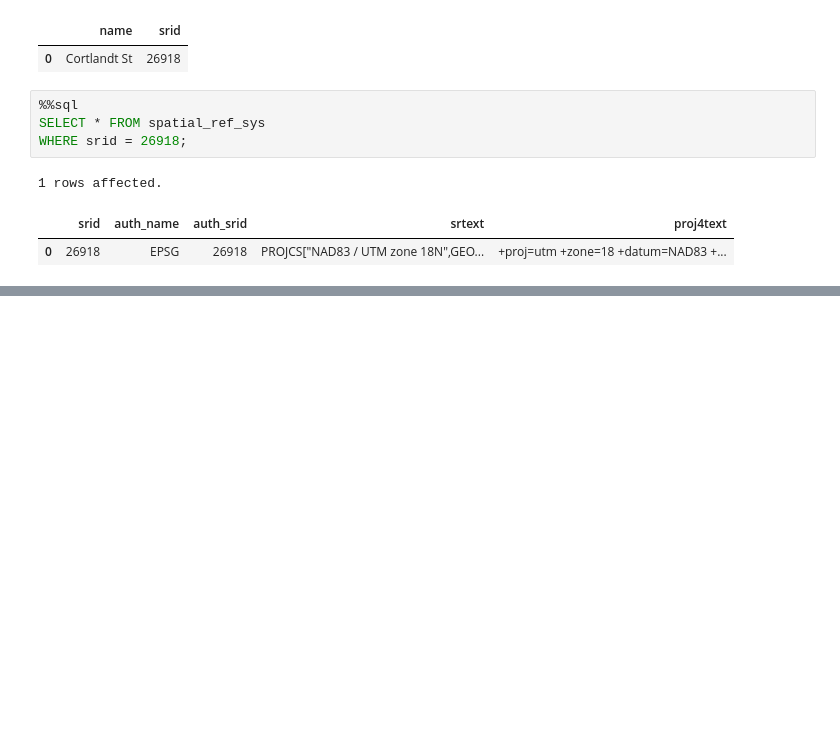
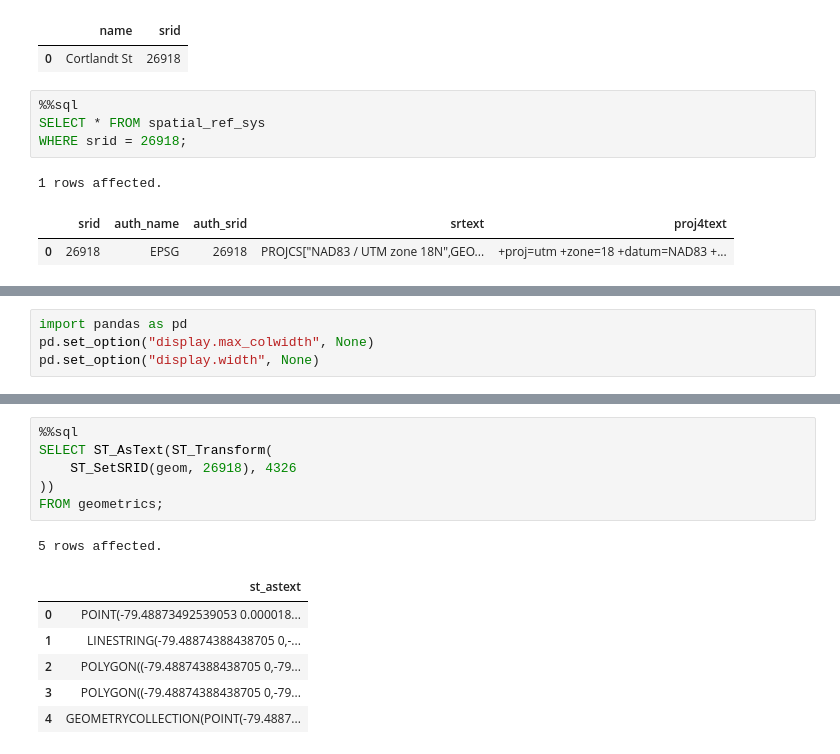
Before and after one commit to Vikash-exe/SQL, a Jupyter notebook: PostgreSQL.ipynb, the cells around one changed output, grey strips where cells are left out. Drawn from its saved outputs; the diff is of its cells as text; blank space fills up the shorter version.

Commit message:
end of srid

```diff
--- a/PostgreSQL.ipynb
+++ b/PostgreSQL.ipynb
@@ -474,0 +485,4 @@ WHERE srid = 26918;
+# %%
+import pandas as pd
+pd.set_option("display.max_colwidth", None)
+pd.set_option("display.width", None)
@@ -474,0 +518,14 @@ WHERE srid = 26918;
+# %%
+%%sql
+SELECT ST_AsText(ST_Transform(
+    ST_SetSRID(geom, 26918), 4326
+))
+FROM geometrics;
+# %% [output]
+5 rows affected.
+|  | st_astext |
+| 0 | POINT(-79.48873492539053 0.000018... |
+| 1 | LINESTRING(-79.48874388438705 0,-... |
+| 2 | POLYGON((-79.48874388438705 0,-79... |
+| 3 | POLYGON((-79.48874388438705 0,-79... |
+| 4 | GEOMETRYCOLLECTION(POINT(-79.4887... |
```
Also changed, not shown: parts of 9 cells of this notebook.
